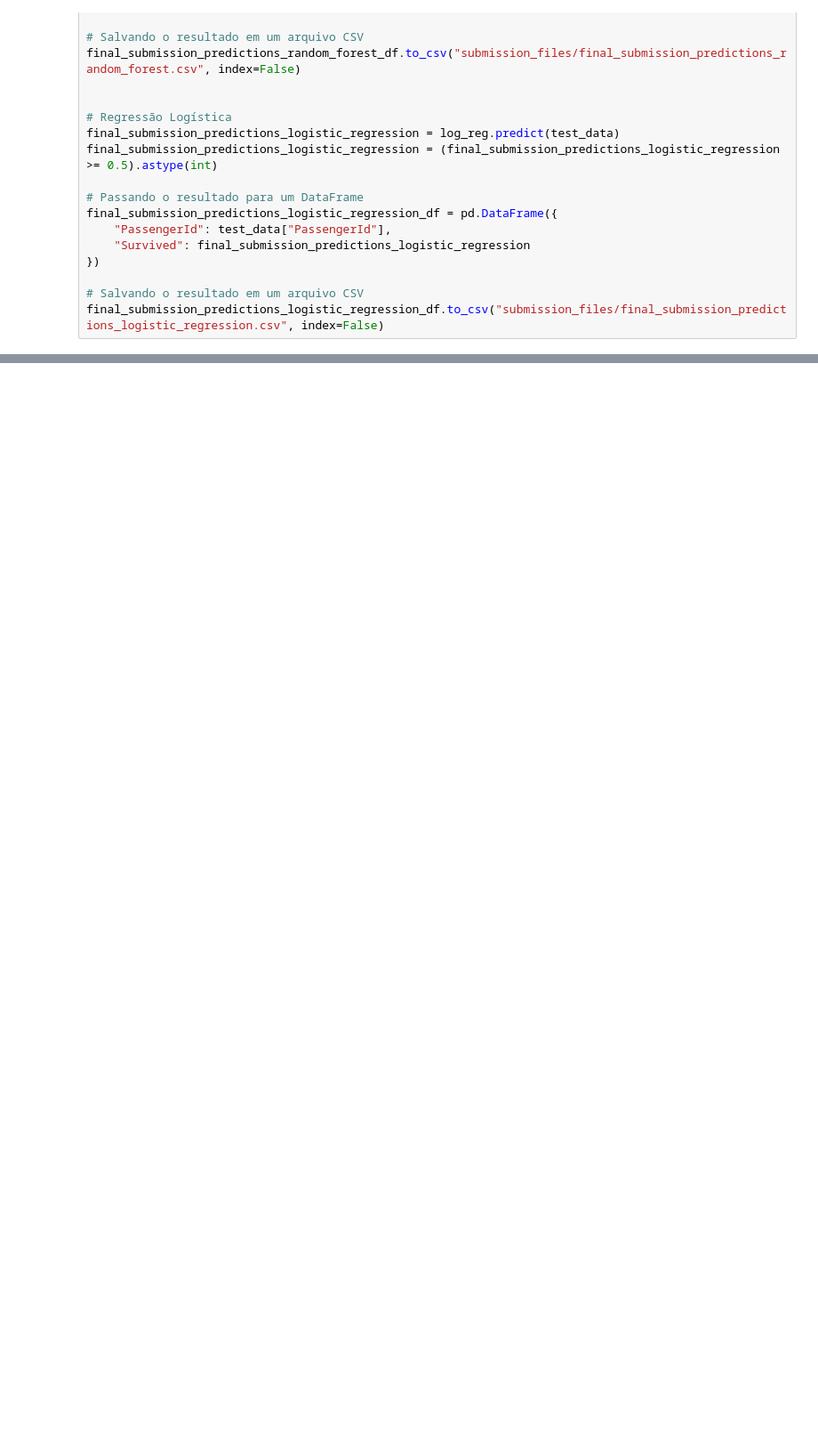
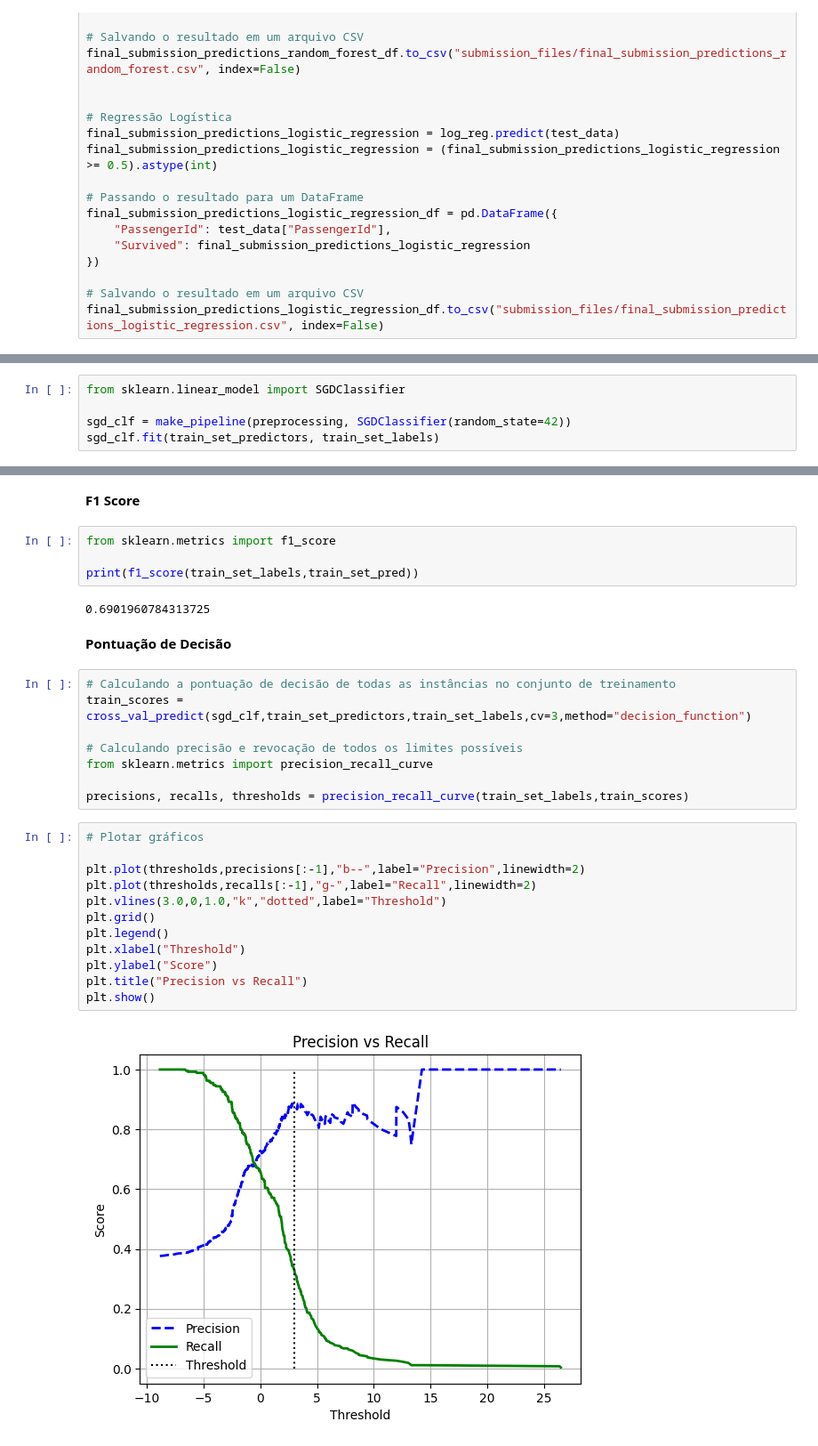
Before and after one commit to richardiago/Machine-Learning-Studies, a Jupyter notebook: Kaggle_Titanic/Titanic_model.ipynb, the cells around one changed output, grey strips where cells are left out. Shown at 89% size. Saved outputs shown, nothing was run; the diff lists cells and outputs as text; blank space fills up the shorter version.

```diff
--- a/Kaggle_Titanic/Titanic_model.ipynb
+++ b/Kaggle_Titanic/Titanic_model.ipynb
@@ -508,0 +513,5 @@ final_submission_predictions_logistic_regression_df.to_csv("submission_files/fin
+# %%
+from sklearn.linear_model import SGDClassifier
+
+sgd_clf = make_pipeline(preprocessing, SGDClassifier(random_state=42))
+sgd_clf.fit(train_set_predictors, train_set_labels)
@@ -508,0 +569,32 @@ final_submission_predictions_logistic_regression_df.to_csv("submission_files/fin
+# %% [markdown]
+**F1 Score**
+# %%
+from sklearn.metrics import f1_score
+
+print(f1_score(train_set_labels,train_set_pred))
+# %% [output]
+0.6901960784313725
+# %% [markdown]
+**Pontuação de Decisão**
+# %%
+# Calculando a pontuação de decisão de todas as instâncias no conjunto de treinamento
+train_scores = cross_val_predict(sgd_clf,train_set_predictors,train_set_labels,cv=3,method="decision_function")
+
+# Calculando precisão e revocação de todos os limites possíveis
+from sklearn.metrics import precision_recall_curve
+
+precisions, recalls, thresholds = precision_recall_curve(train_set_labels,train_scores)
+# %%
+# Plotar gráficos
+
+plt.plot(thresholds,precisions[:-1],"b--",label="Precision",linewidth=2)
+plt.plot(thresholds,recalls[:-1],"g-",label="Recall",linewidth=2)
+plt.vlines(3.0,0,1.0,"k","dotted",label="Threshold")
+plt.grid()
+plt.legend()
+plt.xlabel("Threshold")
+plt.ylabel("Score")
+plt.title("Precision vs Recall")
+plt.show()
+# %% [output]
+[figure, added]
```
Also changed, not shown: parts of 17 cells of this notebook.
